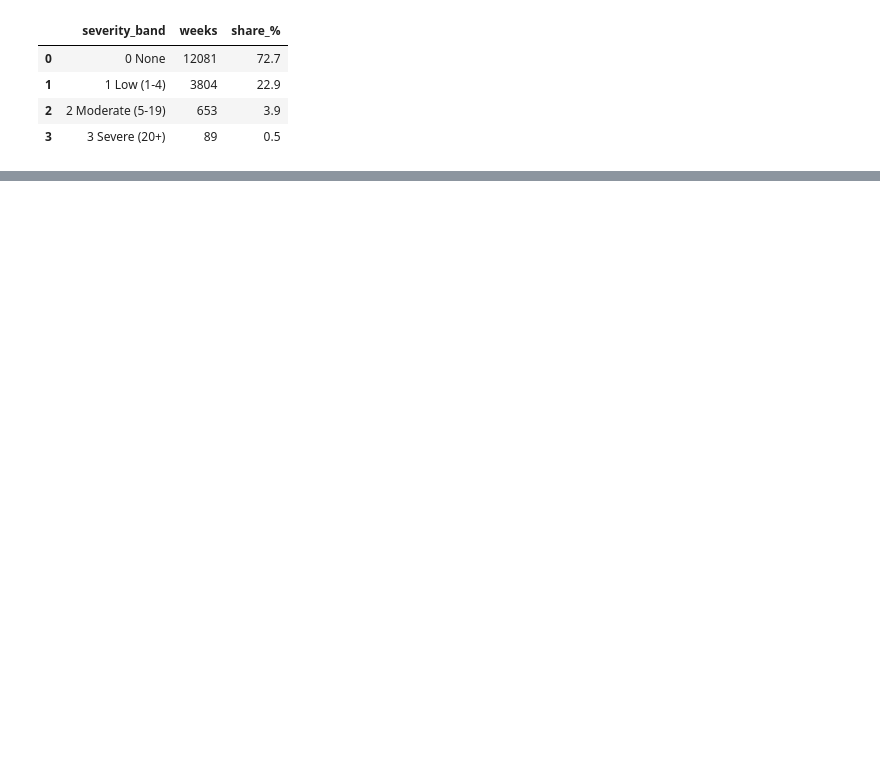
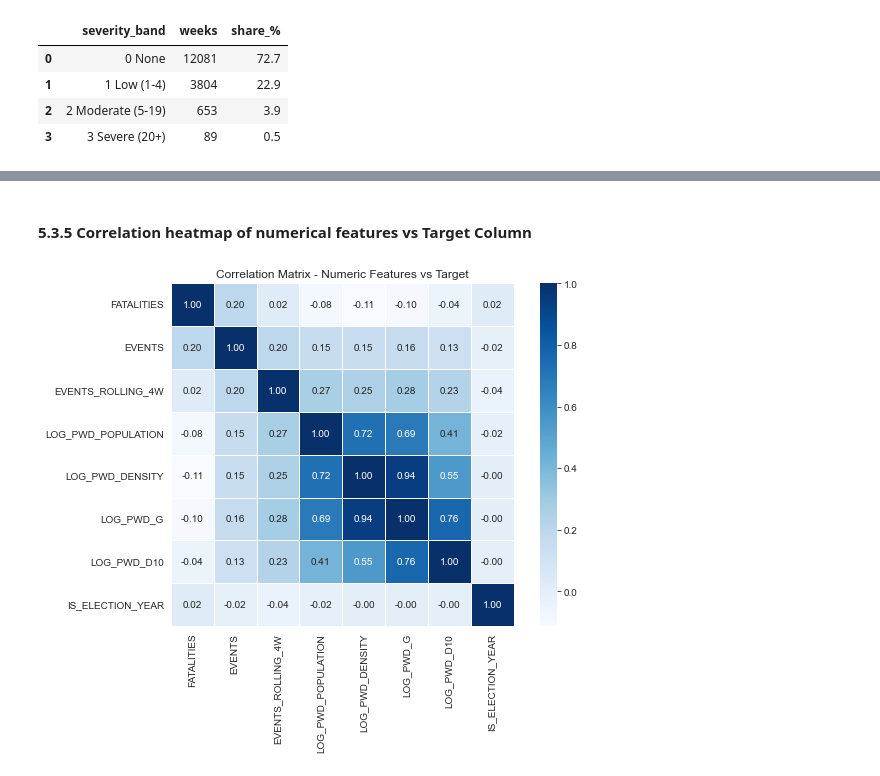
Before and after one commit to KimutaiHub/kenya-political-violence-risk-prediction, a Jupyter notebook: master_notebook.ipynb, the cells around one changed output, grey strips where cells are left out. Cells and saved outputs as stored; diff of their text form; code cells hidden in the pictures; blank space fills up the shorter version.

```diff
--- a/master_notebook.ipynb
+++ b/master_notebook.ipynb
@@ -1290,0 +1301,16 @@ plt.show()
+# %% [markdown]
+#### **5.3.5 Correlation heatmap of numerical features vs Target Column**
+# %%
+# Correlation heatmap of numeric features with the target
+corr_cols = ['FATALITIES', 'EVENTS', 'EVENTS_ROLLING_4W', 'LOG_PWD_POPULATION',
+             'LOG_PWD_DENSITY', 'LOG_PWD_G',
+             'LOG_PWD_D10', 'IS_ELECTION_YEAR']
+
+plt.figure(figsize=(9, 7))
+sns.heatmap(df[corr_cols].astype(float).corr(), annot=True, fmt='.2f',
+            cmap='Blues', square=True, linewidths=0.5)
+plt.title('Correlation Matrix - Numeric Features vs Target')
+plt.tight_layout()
+plt.show()
+# %% [output]
+[figure, added]
```
Also changed, not shown: parts of 165 cells of this notebook, 6 other files.
